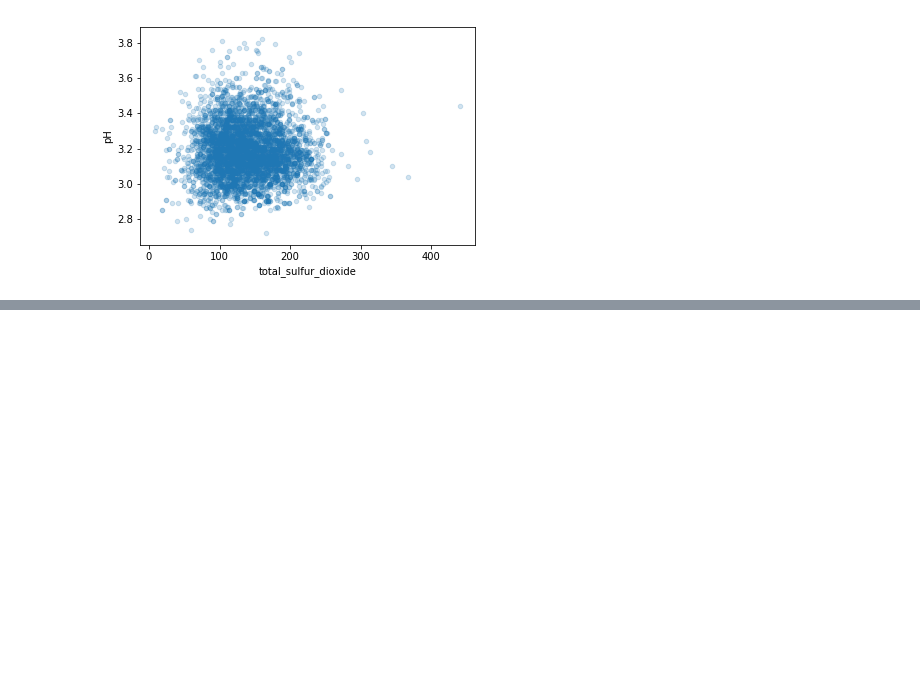
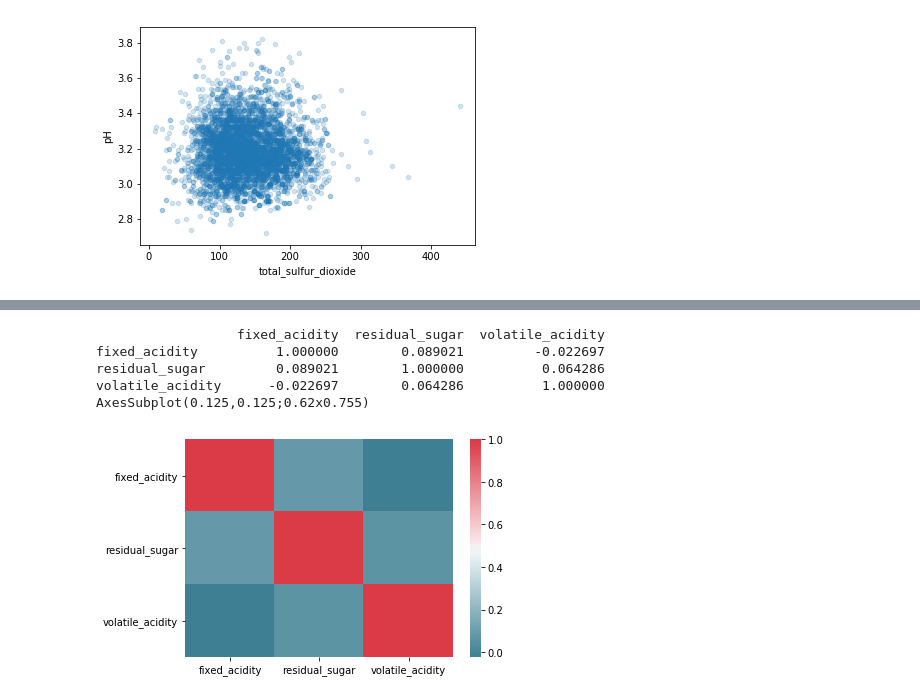
Before and after one commit to bckyling/bling_homework, a Jupyter notebook: final project/Final Project - Wine Quality.ipynb, the cells around one changed output, grey strips where cells are left out. Saved outputs shown, nothing was run; the diff lists cells and outputs as text; code cells hidden in the pictures; blank space fills up the shorter version.

```diff
--- a/final project/Final Project - Wine Quality.ipynb
+++ b/final project/Final Project - Wine Quality.ipynb
@@ -40,0 +46,12 @@ wine.plot(kind='scatter', x='total_sulfur_dioxide', y='pH', alpha=0.2);
+# %%
+cmap = sns.diverging_palette(220, 10, as_cmap=True)
+correlations = wine[['fixed_acidity', 'residual_sugar', 'volatile_acidity']].corr()
+print(correlations)
+print(sns.heatmap(correlations, cmap=cmap));
+# %% [output]
+                  fixed_acidity  residual_sugar  volatile_acidity
+fixed_acidity          1.000000        0.089021         -0.022697
+residual_sugar         0.089021        1.000000          0.064286
+volatile_acidity      -0.022697        0.064286          1.000000
+AxesSubplot(0.125,0.125;0.62x0.755)
+[figure, added]
```
Also changed, not shown: parts of 54 cells of this notebook, 3 other files.
